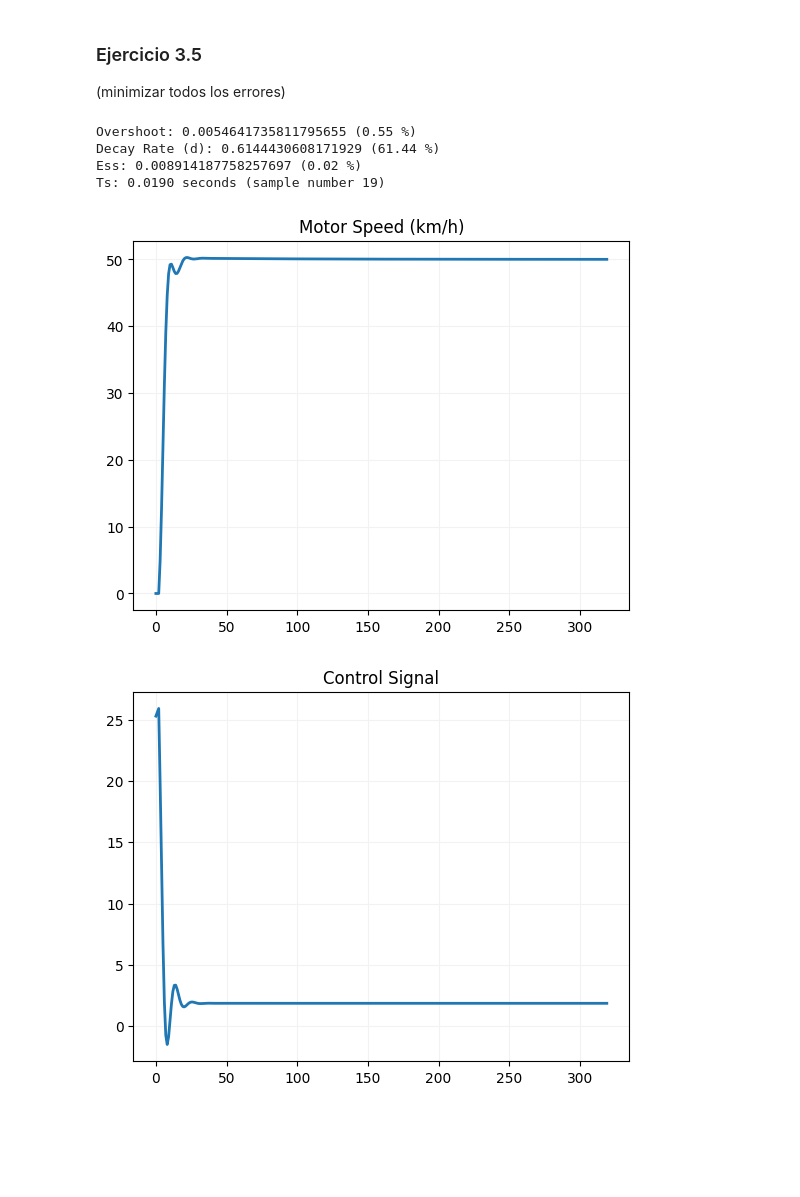
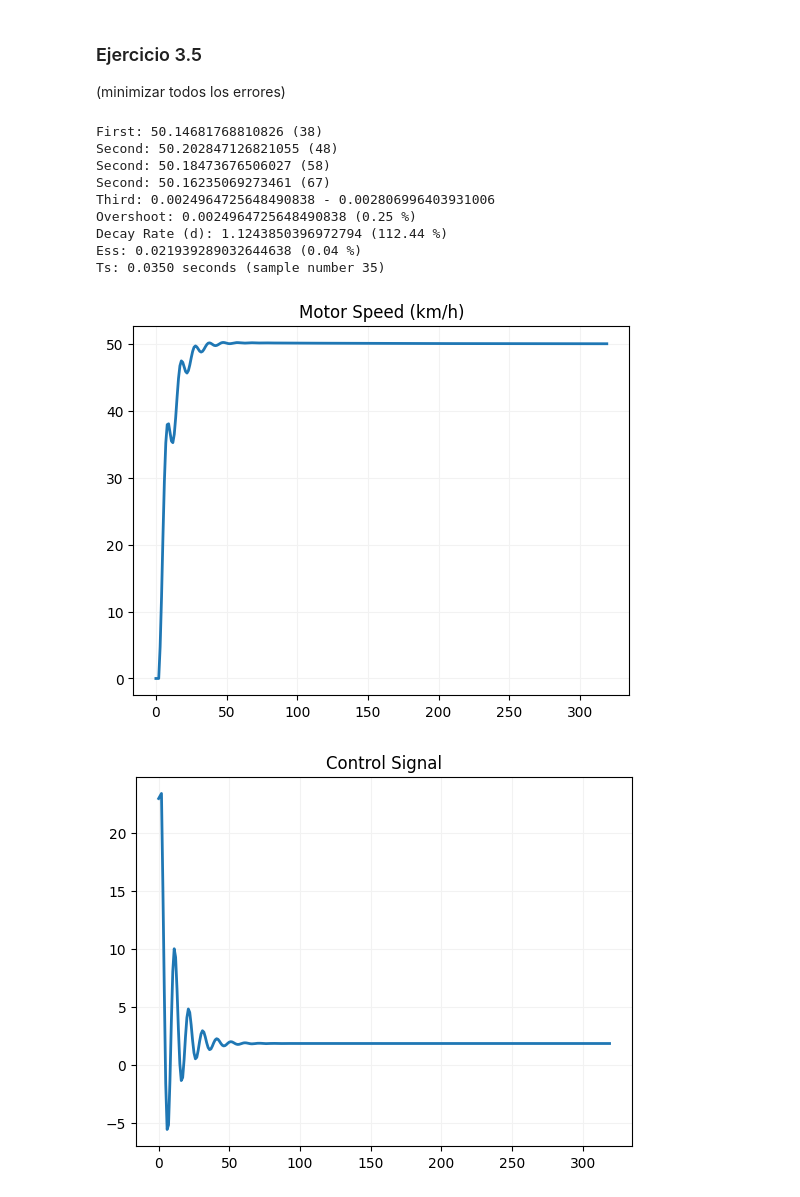
Before and after one commit to Alejandro-Casanova/Pr-cticas_Sistemas_de_Control, a Jupyter notebook: 1 Práctica PID.ipynb, the cells around one changed output. Saved outputs shown, nothing was run; the diff lists cells and outputs as text; code cells hidden in the pictures; blank space fills up the shorter version.

```diff
--- a/1 Práctica PID.ipynb
+++ b/1 Práctica PID.ipynb
@@ -287,23 +287,31 @@ class Performance:
                     if first_overshoot == 0:
                         if self.v[i-1] > settle_value:
                             first_overshoot = self.v[i-1]
+                            # print(f"First: {first_overshoot} ({i-1})")
                     elif second_overshoot == 0:
                         second_overshoot = self.v[i-1]
+                        # print(f"Second: {second_overshoot} ({i-1})")
+                    elif self.v[i-1] > first_overshoot: # In case response is not stable
+                        second_overshoot = self.v[i-1]
+                        # print(f"Second: {second_overshoot} ({i-1})")
 
             else: # If decreasing
                 if point > self.v[i-1]: # rising again
                     rising = True
 
         # Calculate overshoot
-        if first_overshoot > 0:
+        if abs(first_overshoot) > 0:
             self.Overshoot = first_overshoot / settle_value - 1
 
         # Calculate second overshoot
-        if second_overshoot > 0:
+        if second_overshoot > settle_value:
             second_overshoot = second_overshoot / settle_value - 1
+        else:
+            second_overshoot = 0
 
         # Calculate decay ratio
         if abs(first_overshoot) > 0:
+            # print(f"Third: {self.Overshoot} - {second_overshoot}")
             self.d = abs(second_overshoot / self.Overshoot)
 
         # Calculate Steady State Error
@@ -327,6 +335,7 @@ class Performance:
         if(settle_point == -1):
             print("WARNING: System doesn't reach steady state.")
             self.Ts = len(self.v)
+            # self.d = 1
 
         return self.Overshoot, self.d, self.Ess, self.Ess_percent, self.Ts
 # %% [markdown]
@@ -478,15 +496,26 @@ Ts: 0.1270 seconds (sample number 127)
 # %%
 # Asignar valores iniciales a las ganancias del controlador
 Kp = 0.5
 Ki = 0.08
 Kd = 0.002 # Añadimos Kd y ajustamos los otros parámetros también
 
+# 0.45502142344260865, 0.10391516875277729, 0.004396851414488756
+
+Kp = 0.45502142344260865
+Ki = 0.10391516875277729
+Kd = 0.004396851414488756
+
 vel, ut = runControllerTest(Kp,Ki,Kd)
 printPerformance(vel)
 # %% [output]
-Overshoot: 0.0054641735811795655 (0.55 %)
-Decay Rate (d): 0.6144430608171929 (61.44 %)
-Ess: 0.008914187758257697 (0.02 %)
-Ts: 0.0190 seconds (sample number 19)
+First: 50.14681768810826 (38)
+Second: 50.202847126821055 (48)
+Second: 50.18473676506027 (58)
+Second: 50.16235069273461 (67)
+Third: 0.0024964725648490838 - 0.002806996403931006
+Overshoot: 0.0024964725648490838 (0.25 %)
+Decay Rate (d): 1.1243850396972794 (112.44 %)
+Ess: 0.021939289032644638 (0.04 %)
+Ts: 0.0350 seconds (sample number 35)
-[figure, old version]
+[figure, new version]
-[figure, old version]
+[figure, new version]
```
Also changed, not shown: parts of 3 cells of this notebook, 3 other files.
